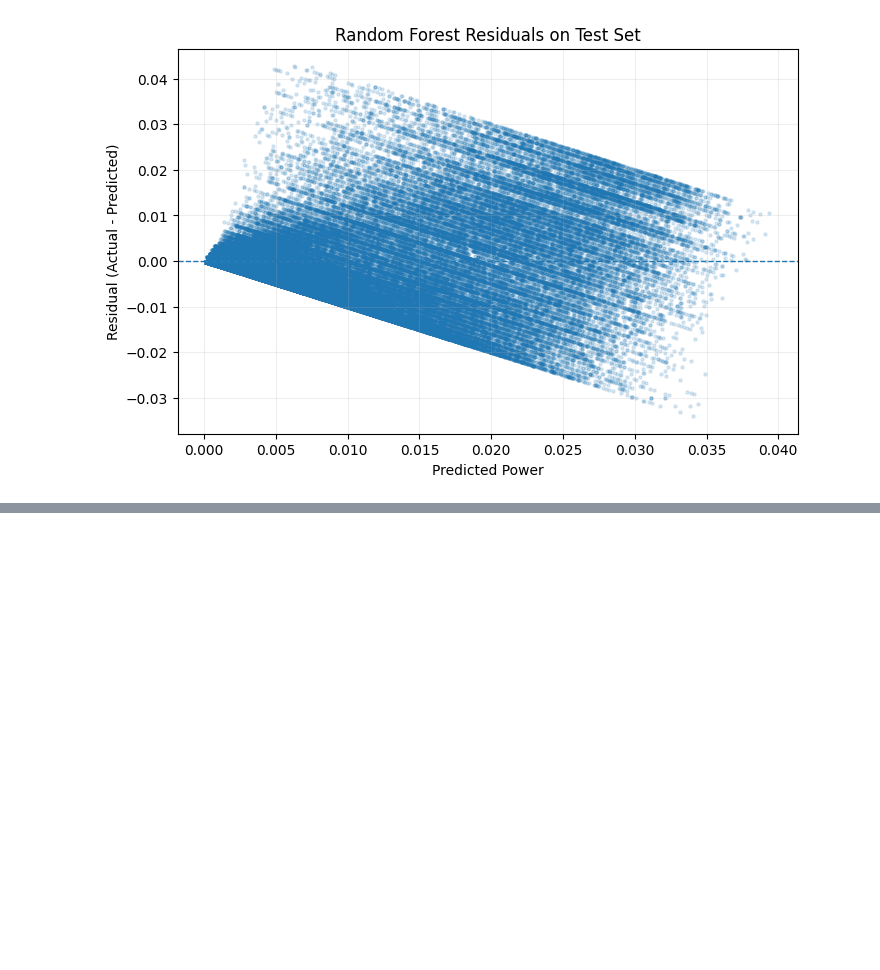
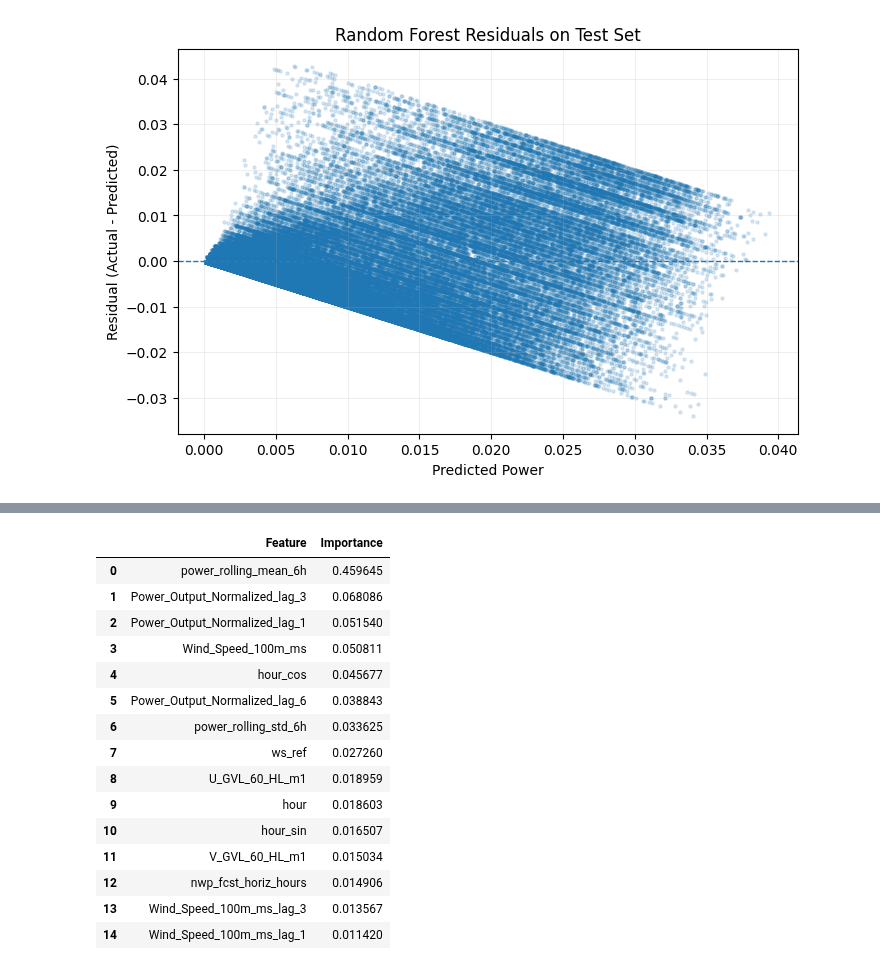
Before and after one commit to Dionysis33/WindPower_DigitalTwin, a Jupyter notebook: notebooks/07_advanced_baselines_and_importance.ipynb, the cells around one changed output, grey strips where cells are left out. Cells and saved outputs as stored; diff of their text form; code cells hidden in the pictures; blank space fills up the shorter version.

```diff
--- a/notebooks/07_advanced_baselines_and_importance.ipynb
+++ b/notebooks/07_advanced_baselines_and_importance.ipynb
@@ -493,0 +763,31 @@ plt.show()
+# %%
+# ---------------------------------------------------------------------
+# XGBOOST FEATURE IMPORTANCE
+# ---------------------------------------------------------------------
+# Το built-in feature importance του XGBoost δίνει ένα πρώτο,
+# γρήγορο interpretability view για τα πιο influential predictors.
+# ---------------------------------------------------------------------
+
+xgb_importance = pd.DataFrame({
+    "Feature": feature_cols,
+    "Importance": best_xgb.feature_importances_
+}).sort_values(by="Importance", ascending=False).reset_index(drop=True)
+
+display(xgb_importance.head(15))
+# %% [output]
+|  | Feature | Importance |
+| 0 | power_rolling_mean_6h | 0.459645 |
+| 1 | Power_Output_Normalized_lag_3 | 0.068086 |
+| 2 | Power_Output_Normalized_lag_1 | 0.051540 |
+| 3 | Wind_Speed_100m_ms | 0.050811 |
+| 4 | hour_cos | 0.045677 |
+| 5 | Power_Output_Normalized_lag_6 | 0.038843 |
+| 6 | power_rolling_std_6h | 0.033625 |
+| 7 | ws_ref | 0.027260 |
+| 8 | U_GVL_60_HL_m1 | 0.018959 |
+| 9 | hour | 0.018603 |
+| 10 | hour_sin | 0.016507 |
+| 11 | V_GVL_60_HL_m1 | 0.015034 |
+| 12 | nwp_fcst_horiz_hours | 0.014906 |
+| 13 | Wind_Speed_100m_ms_lag_3 | 0.013567 |
+| 14 | Wind_Speed_100m_ms_lag_1 | 0.011420 |
```
Also changed, not shown: parts of 10 cells of this notebook, 1 other file.
